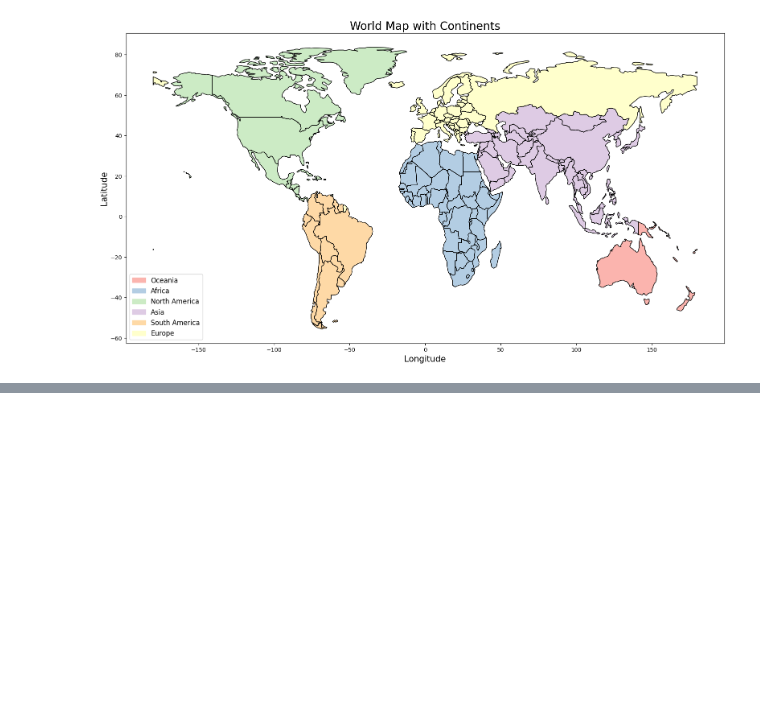
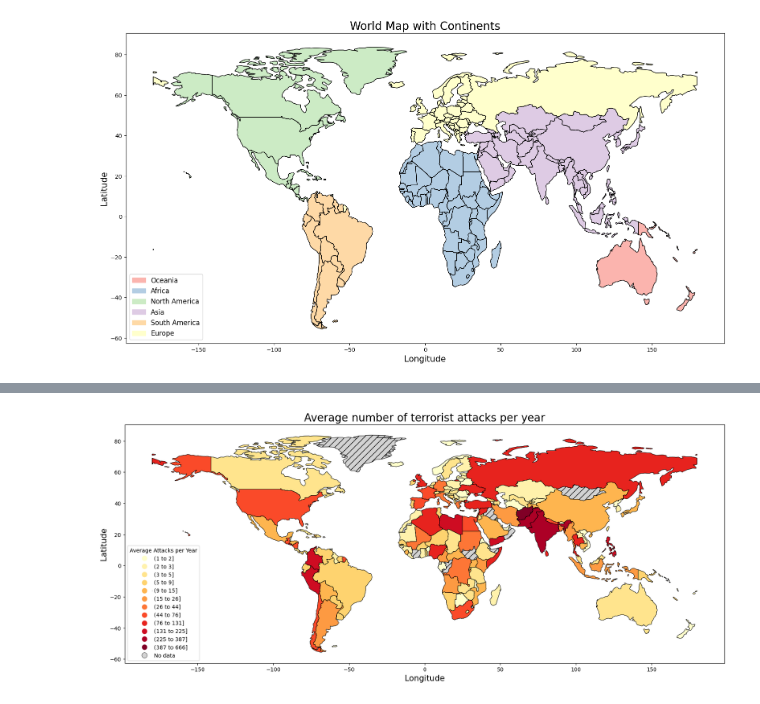
Before and after one commit to Defalt0402/geopandas-terrorism-statistics, a Jupyter notebook: main.ipynb, the cells around one changed output, grey strips where cells are left out. Cells and saved outputs as stored; diff of their text form; code cells hidden in the pictures; blank space fills up the shorter version.

```diff
--- a/main.ipynb
+++ b/main.ipynb
@@ -124,0 +279,93 @@ plt.show()
+# %%
+# Define the figure and subplot to draw to
+fig = plt.figure(figsize=(20, 10))
+ax = fig.add_subplot()
+
+# Plot a boundary map to add colours to the continents
+world.boundary.plot(
+    ax=ax,
+    linewidth=0.5,
+    color="black"
+)
+
+# Get Number of attacks per country and year
+# Group by country and year, then count the number of attacks
+attacksPerCountry = terrorDf.groupby(["country_txt", "iyear"]).size()
+
+# Get the average number of attacks per country
+averageAttacksPerCountry = attacksPerCountry.groupby("country_txt").mean()
+averageAttacksPerCountry = averageAttacksPerCountry.rename("avg_attacks_per_year").reset_index()
+
+# Merge the average attacks per country with the world GeoDataFrame
+world = world.merge(averageAttacksPerCountry, left_on="NAME", right_on="country_txt", how="left")
+
+
+# Create seaborn colour palette for the average attacks per country
+# Use logarithmic scale for better visualisation
+minValue = world["avg_attacks_per_year"][world["avg_attacks_per_year"] > 0].min()
+maxValue = world["avg_attacks_per_year"].max()
+
+bins = np.logspace(np.log10(minValue), np.log10(maxValue), 13)
+
+# Create bins for the average attacks per year
+world["attack_bin"] = pd.cut(
+    world["avg_attacks_per_year"],
+    bins=bins,
+    include_lowest=True
+)
+
+# Plot the world map with the average attacks per year
+# Use the bins to colour the countries based on the average attacks per year
+world.plot(
+    ax=ax,
+    column="attack_bin",
+    cmap="YlOrRd",
+    edgecolor="black",
+    legend=True,
+    linewidth=0.5,
+    missing_kwds={
+        "color": "lightgrey",
+        "edgecolor": "black",
+        "hatch": "//",
+        "label": "No data"
+    },
+)
+
+# Set the legend title and location
+legend = ax.get_legend()
+if legend is not None:
+    legend.set_title("Average Attacks per Year")
+    legend.set_bbox_to_anchor((0, 0))
+    legend.set_loc("lower left")
+
+    # Round the legend labels
+    for text in legend.get_texts():
+        label = text.get_text()
+
+        # Labels are interval strings like "(10.5, 20.2]"
+        # Extract numbers and round them
+        import re
+
+        def round_interval(label):
+            # Extract numbers
+            nums = re.findall(r"[-+]?\d*\.\d+|\d+", label)
+            if len(nums) == 2:
+                left = round(float(nums[0]))
+                right = round(float(nums[1]))
+                # Rebuild the label keeping interval brackets
+                new_label = label[0] + str(left) + " to " + str(right) + label[-1]
+                return new_label
+            return label
+
+        new_label = round_interval(label)
+        text.set_text(new_label)
+
+# Set the title and labels
+plt.title("Average number of terrorist attacks per year", fontsize=20)
+plt.xlabel("Longitude", fontsize=15)
+plt.ylabel("Latitude", fontsize=15)
+
+# Show the plot
+plt.show()
+# %% [output]
+[figure, added]
```
Also changed, not shown: parts of 6 cells of this notebook, 1 other file.
